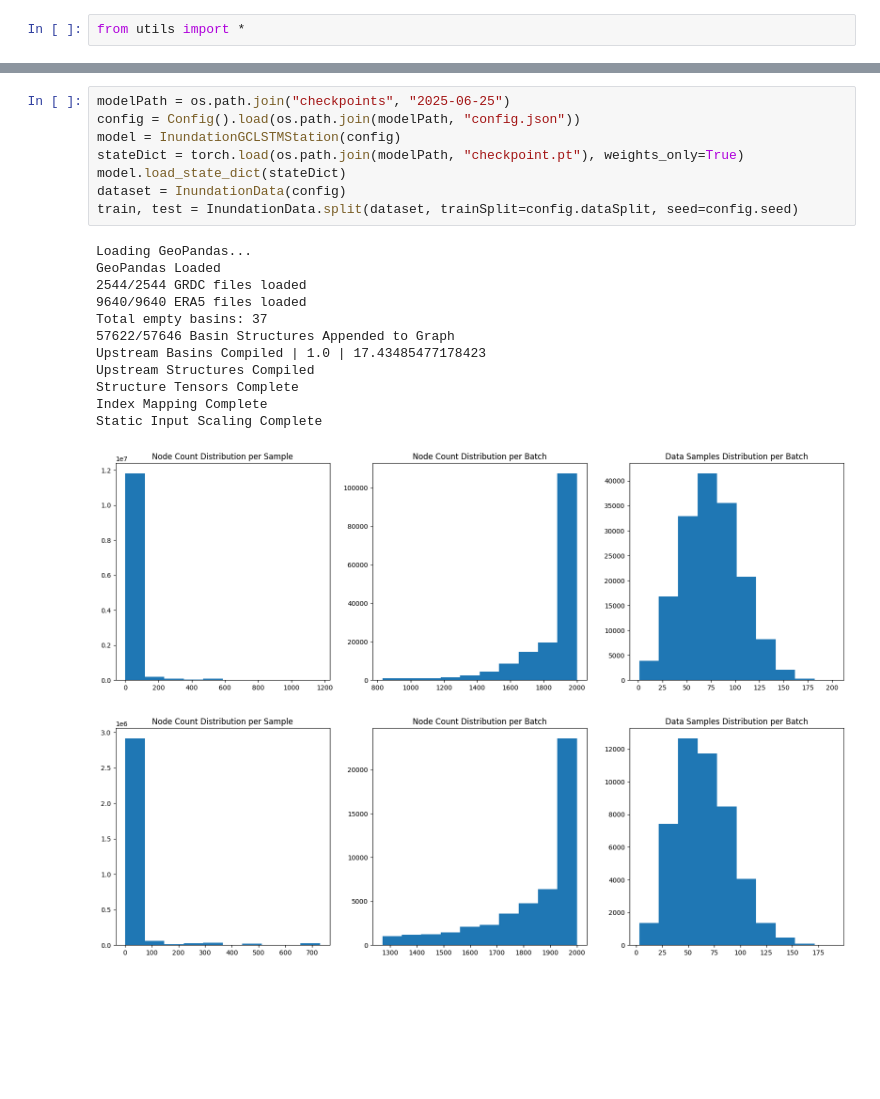
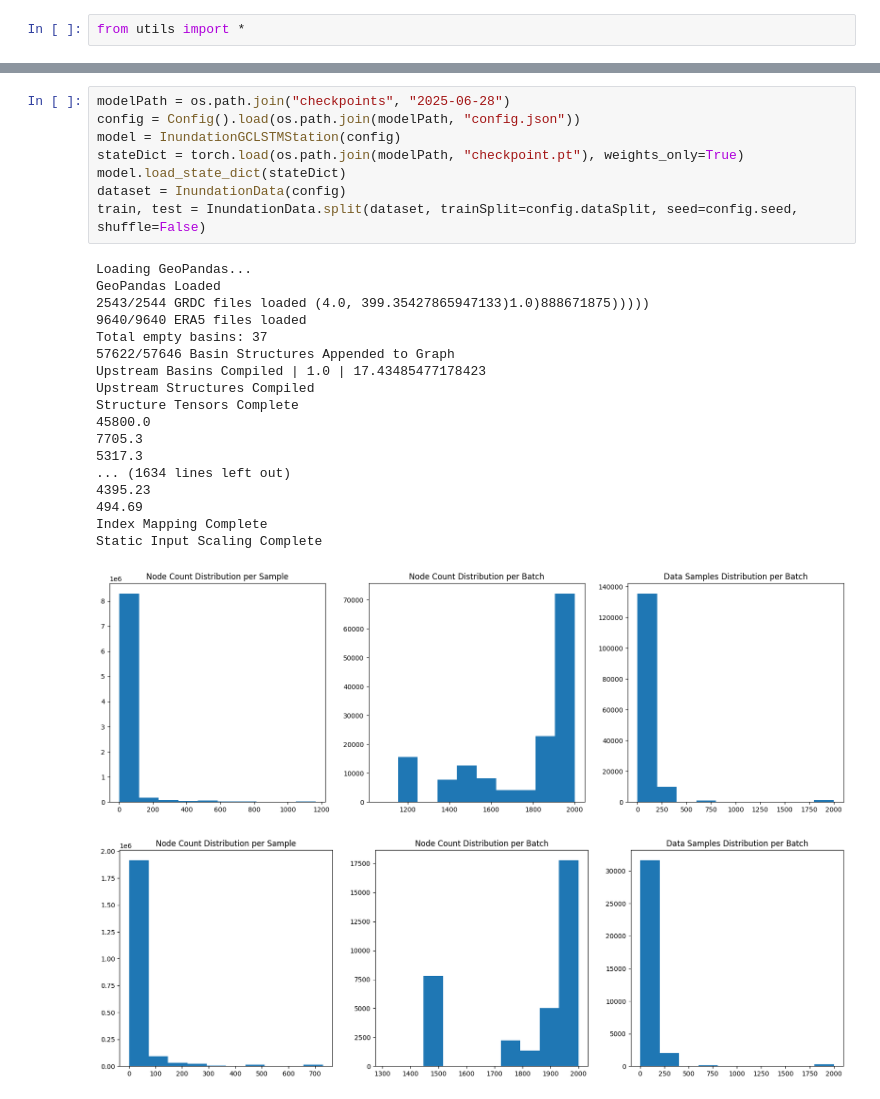
Before and after one commit to dylan-berndt/Inundation-Station, a Jupyter notebook: test.ipynb, the cells around one changed output, grey strips where cells are left out. Cells and saved outputs as stored; diff of their text form; blank space fills up the shorter version.

```diff
--- a/test.ipynb
+++ b/test.ipynb
@@ -137,27 +153,33 @@ def evalModel(config, model, test):
     # TODO: Evaluate on more stratified data (other continents?)
     # TODO: Maybe evaluate at New Madrid for fun
 # %%
-modelPath = os.path.join("checkpoints", "2025-06-25")
+modelPath = os.path.join("checkpoints", "2025-06-28")
 config = Config().load(os.path.join(modelPath, "config.json"))
 model = InundationGCLSTMStation(config)
 stateDict = torch.load(os.path.join(modelPath, "checkpoint.pt"), weights_only=True)
 model.load_state_dict(stateDict)
 dataset = InundationData(config)
-train, test = InundationData.split(dataset, trainSplit=config.dataSplit, seed=config.seed)
+train, test = InundationData.split(dataset, trainSplit=config.dataSplit, seed=config.seed, shuffle=False)
 # %% [output]
 Loading GeoPandas...
 GeoPandas Loaded
-2544/2544 GRDC files loaded
+2543/2544 GRDC files loaded (4.0, 399.35427865947133)1.0)888671875)))))
 9640/9640 ERA5 files loaded
 Total empty basins: 37
 57622/57646 Basin Structures Appended to Graph
 Upstream Basins Compiled | 1.0 | 17.43485477178423
 Upstream Structures Compiled
 Structure Tensors Complete
+45800.0
+7705.3
+5317.3
+... (1634 lines left out)
+4395.23
+494.69
 Index Mapping Complete
 Static Input Scaling Complete
-[figure, old version]
+[figure, new version]
-[figure, old version]
+[figure, new version]
 # %%
 evalModel(config, model, test)
 # %% [output]
```
Also changed, not shown: parts of 2 cells of this notebook, 8 other files.
